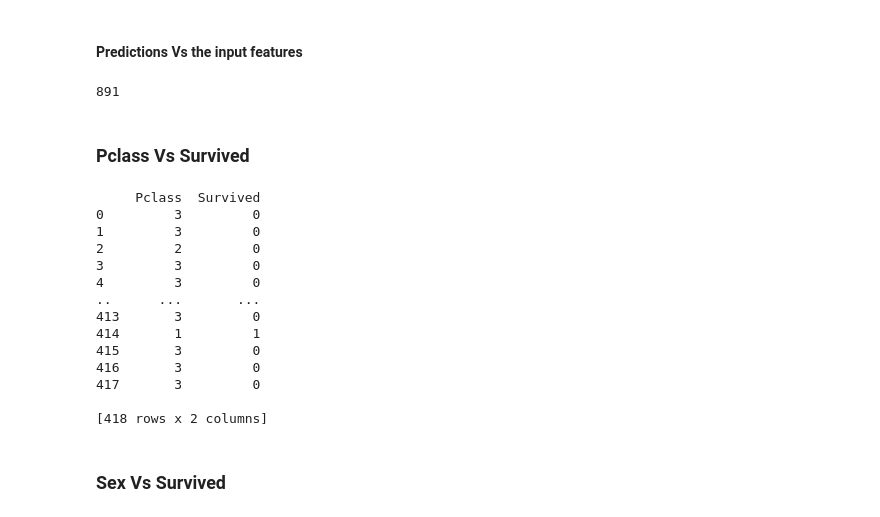
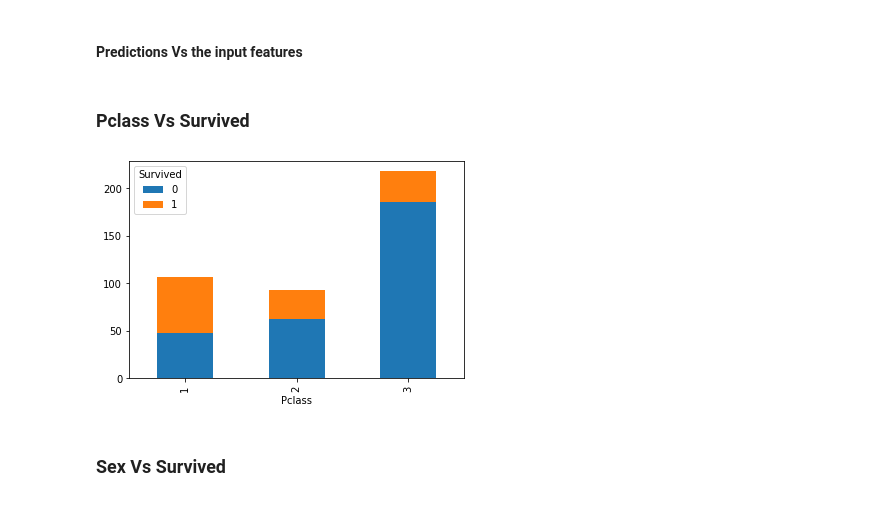
Before and after one commit to jayrajan/Titanic_ML, a Jupyter notebook: Titanic_ML.ipynb, the cells around one changed output. Drawn from its saved outputs; the diff is of its cells as text; code cells hidden in the pictures.

```diff
--- a/Titanic_ML.ipynb
+++ b/Titanic_ML.ipynb
@@ -532,30 +532,13 @@ The predictions for passengers survived:
  0 1 1 1 1 0 0 1 0 0 0]
 # %% [markdown]
 #### Predictions Vs the input features
-# %%
-print(len(y))
-# plt.hist(output)
-# %% [output]
-891
 # %% [markdown]
 ### Pclass Vs Survived
 # %%
 output = pd.DataFrame({'Pclass': data_test_new.Pclass, 'Survived': predictions})
-print(output)
+output.groupby(['Pclass','Survived']).size().unstack().plot(kind='bar',stacked=True)
+plt.show()
 # %% [output]
-     Pclass  Survived
-0         3         0
-1         3         0
-2         2         0
-3         3         0
-4         3         0
-..      ...       ...
-413       3         0
-414       1         1
-415       3         0
-416       3         0
-417       3         0
-
-[418 rows x 2 columns]
+[figure, added]
 # %% [markdown]
 ### Sex Vs Survived
```
Also changed, not shown: parts of 13 cells of this notebook.
